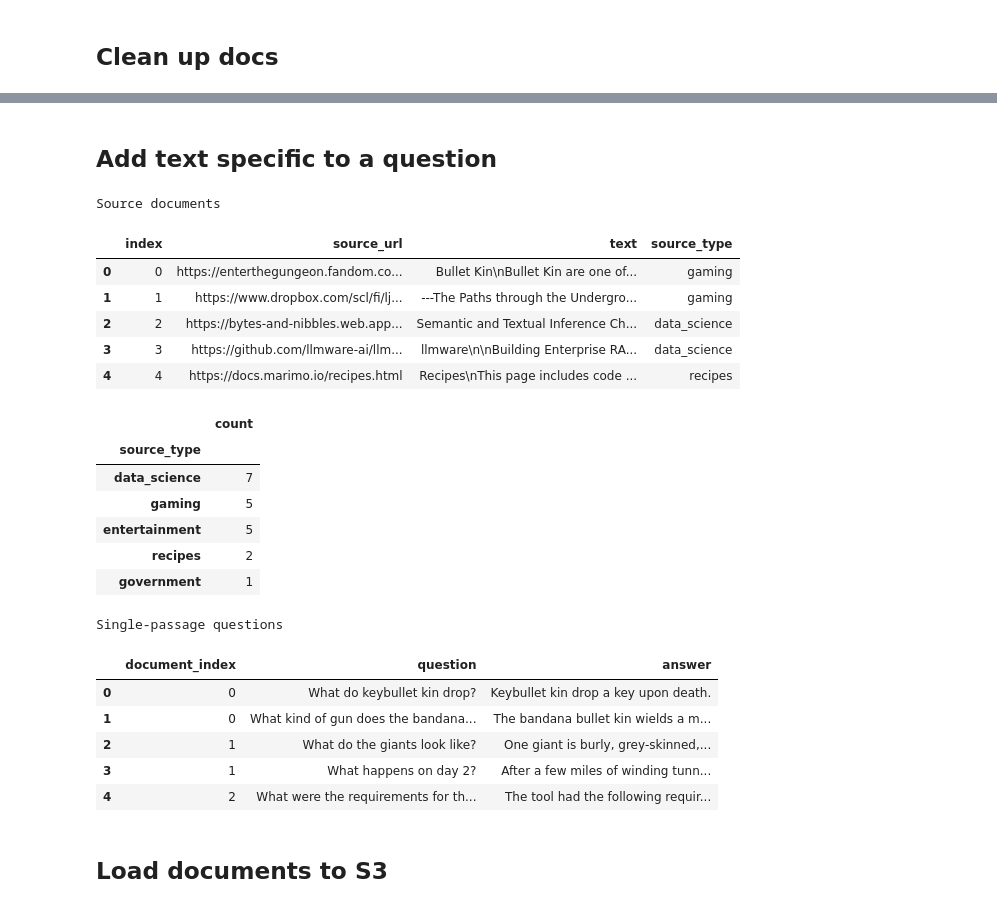
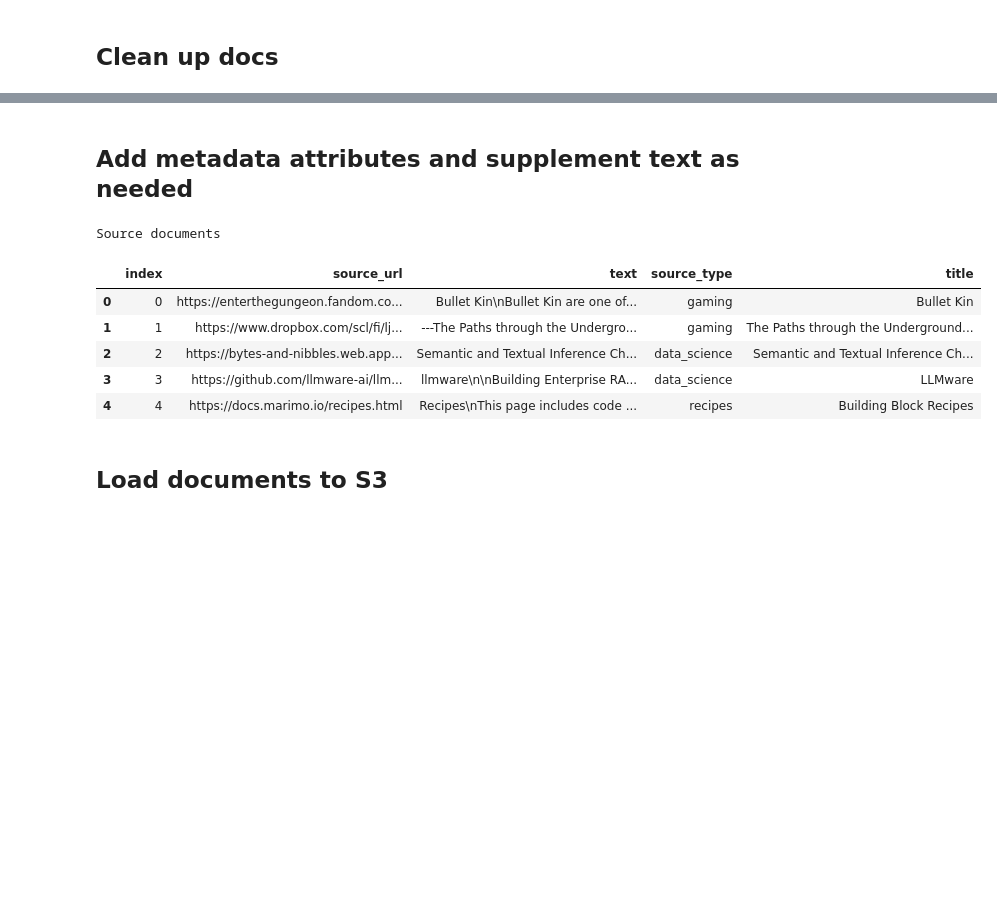
Before and after one commit to NumanticSolutions/rag_search, a Jupyter notebook: aws_bedrock/S10_load_data_s3.ipynb, the cells around one changed output, grey strips where cells are left out. Cells and saved outputs as stored; diff of their text form; code cells hidden in the pictures; blank space fills up the shorter version.

```diff
--- a/aws_bedrock/S10_load_data_s3.ipynb
+++ b/aws_bedrock/S10_load_data_s3.ipynb
@@ -63,47 +31,35 @@ df_docs["source_type"] = df_docs["source_url"].map(source_type_map)
-# %% [markdown]
-## Add text specific to a question
-# %%
-
-tct_add = ("There are several giants. One is burly, grey-skinned and 20 feet tall. "
-           "It wears heavy dark iron "
-           "armour covered in metal thorns and is leaning against a chamber wall. "
-           "It is carrying "
-           "what looks to be two tower shields nearly as tall as itself, both bearing "
-           "menacing spikes. The other is taller and in more mobile irons, clutching a "
-           "dangerous-looking maul the size of Yasha. It too is leaning against a wall and looking disinterested.")
-
-
-df_docs.loc[1, "text"] = "{}\n\n{}".format(df_docs.loc[1, "text"],
-                                           tct_add)
-# df_docs.loc[1, "text"]
+# %%
+doc_metadata_file ="doc_metadata.json"
+data_path = "../data/rag_eval_dataset"
+
+with open(os.path.join(data_path,doc_metadata_file), "r", encoding="utf-8") as file:
+    doc_metadata = json.load(file)
+# %% [markdown]
+## Add metadata attributes and supplement text as needed
+# %%
+# Metadata columns
+df_docs["source_type"] = df_docs["source_url"].map(doc_metadata["source_type_map"])
+df_docs["title"] = df_docs["source_url"].map(doc_metadata["source_title_map"])
+
+# Missing text
+for key in doc_metadata["text_additions"].keys():
+    doc_index = int(key.replace("doc_", ""))
+    df_docs.loc[doc_index, "text"] = "{}\n\n{}".format(df_docs.loc[1, "text"],
+                                                       doc_metadata["text_additions"][key])
 # %%
 print("Source documents")
 display(df_docs.head())
-display(pd.DataFrame(df_docs["source_type"].value_counts()))
+# display(pd.DataFrame(df_docs["source_type"].value_counts()))
 
-print("Single-passage questions")
-display(df_spqs.head())
+# print("Single-passage questions")
+# display(df_spqs.head())
 # %% [output]
 Source documents
-|  | index | source_url | text | source_type |
-| 0 | 0 | https://enterthegungeon.fandom.co... | Bullet Kin\nBullet Kin are one of... | gaming |
-| 1 | 1 | https://www.dropbox.com/scl/fi/lj... | ---The Paths through the Undergro... | gaming |
-| 2 | 2 | https://bytes-and-nibbles.web.app... | Semantic and Textual Inference Ch... | data_science |
-| 3 | 3 | https://github.com/llmware-ai/llm... | llmware\n\nBuilding Enterprise RA... | data_science |
-| 4 | 4 | https://docs.marimo.io/recipes.html | Recipes\nThis page includes code ... | recipes |
+|  | index | source_url | text | source_type | title |
+| 0 | 0 | https://enterthegungeon.fandom.co... | Bullet Kin\nBullet Kin are one of... | gaming | Bullet Kin |
+| 1 | 1 | https://www.dropbox.com/scl/fi/lj... | ---The Paths through the Undergro... | gaming | The Paths through the Underground... |
+| 2 | 2 | https://bytes-and-nibbles.web.app... | Semantic and Textual Inference Ch... | data_science | Semantic and Textual Inference Ch... |
+| 3 | 3 | https://github.com/llmware-ai/llm... | llmware\n\nBuilding Enterprise RA... | data_science | LLMware |
+| 4 | 4 | https://docs.marimo.io/recipes.html | Recipes\nThis page includes code ... | recipes | Building Block Recipes |
-|  | count |
-| source_type |  |
-| data_science | 7 |
-| gaming | 5 |
-| entertainment | 5 |
-| recipes | 2 |
-| government | 1 |
-Single-passage questions
-|  | document_index | question | answer |
-| 0 | 0 | What do keybullet kin drop? | Keybullet kin drop a key upon death. |
-| 1 | 0 | What kind of gun does the bandana... | The bandana bullet kin wields a m... |
-| 2 | 1 | What do the giants look like? | One giant is burly, grey-skinned,... |
-| 3 | 1 | What happens on day 2? | After a few miles of winding tunn... |
-| 4 | 2 | What were the requirements for th... | The tool had the following requir... |
 # %% [markdown]
 ## Load documents to S3
```
Also changed, not shown: parts of 7 cells of this notebook, 13 other files.
